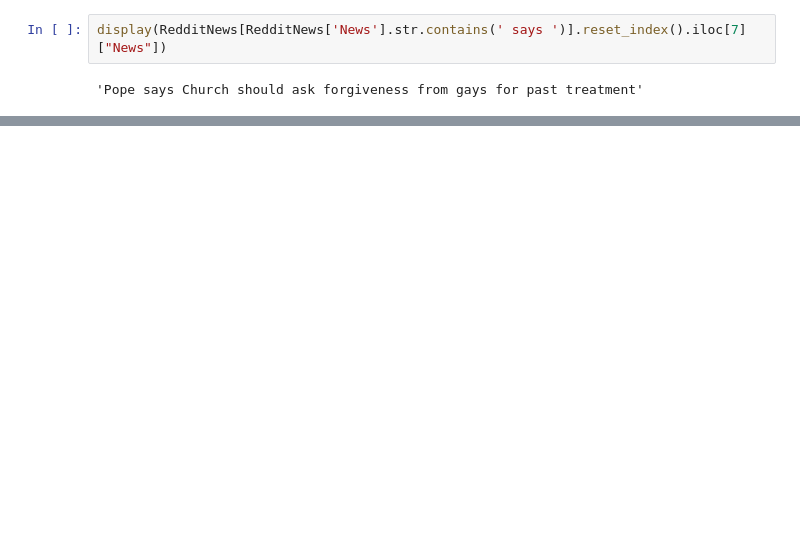
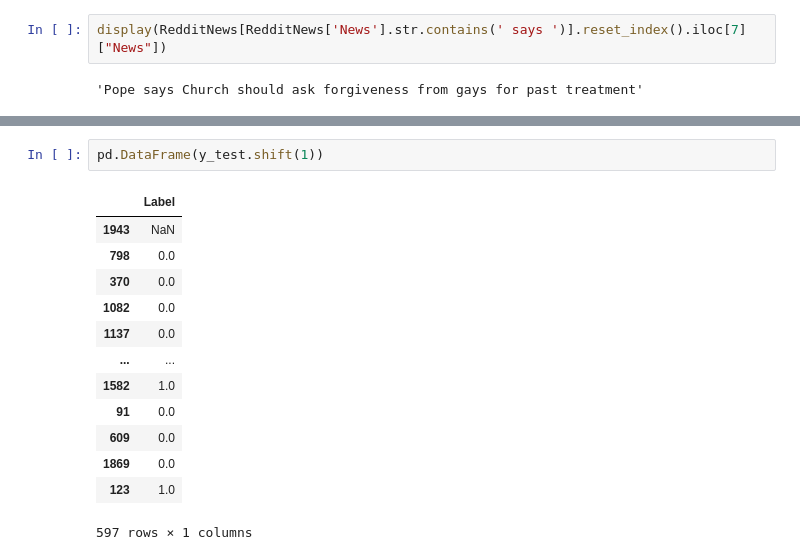
Before and after one commit to jjiguaran/text_mining, a Jupyter notebook: individual_versions/Topics_noticias_reddit_rodri.ipynb, the cells around one changed output, grey strips where cells are left out. Cells and saved outputs as stored; diff of their text form; blank space fills up the shorter version.

```diff
--- a/individual_versions/Topics_noticias_reddit_rodri.ipynb
+++ b/individual_versions/Topics_noticias_reddit_rodri.ipynb
@@ -206,0 +258,16 @@ dtype: int64
+# %%
+pd.DataFrame(y_test.shift(1))
+# %% [output]
+|  | Label |
+| 1943 | NaN |
+| 798 | 0.0 |
+| 370 | 0.0 |
+| 1082 | 0.0 |
+| 1137 | 0.0 |
+| ... | ... |
+| 1582 | 1.0 |
+| 91 | 0.0 |
+| 609 | 0.0 |
+| 1869 | 0.0 |
+| 123 | 1.0 |
+597 rows × 1 columns
```
Also changed, not shown: parts of 15 cells of this notebook.
